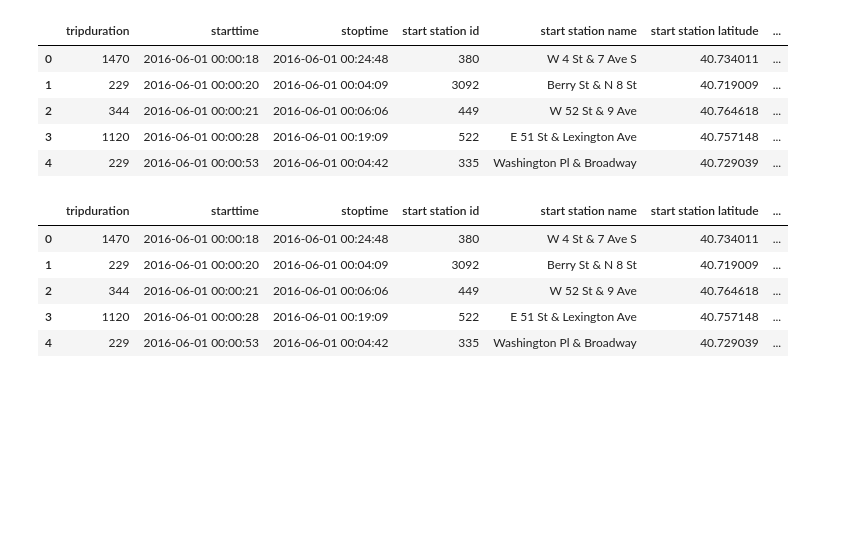
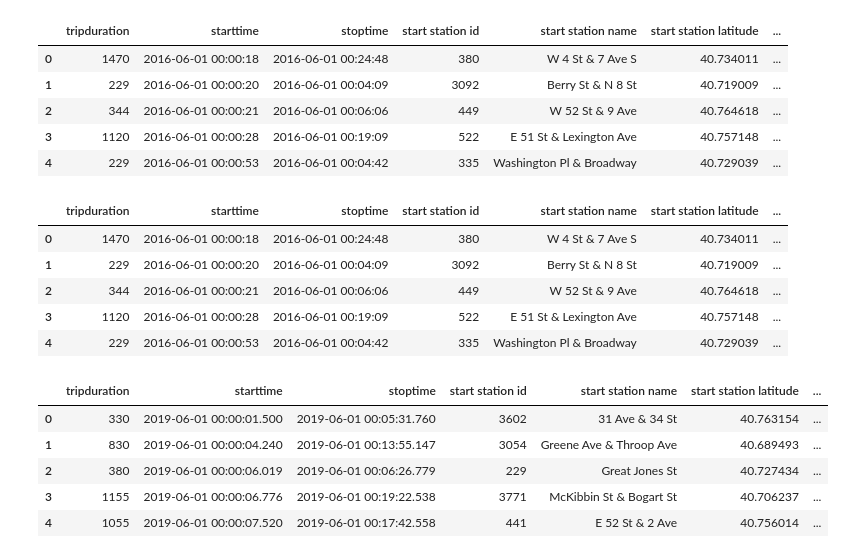
Before and after one commit to atnafb/CitiBike_Usage, a Jupyter notebook: citybike_data_extraction.ipynb, the cells around one changed output. Drawn from its saved outputs; the diff is of its cells as text; code cells hidden in the pictures; blank space fills up the shorter version.

```diff
--- a/citybike_data_extraction.ipynb
+++ b/citybike_data_extraction.ipynb
@@ -449,0 +452,11 @@ june_2016.head()
+# %%
+# chang ethe 2019 june data birth year to age
+june_2019 = pd.read_csv("2019_june_clean_tripdata.csv")
+june_2019.head()
+# %% [output]
+|  | tripduration | starttime | stoptime | start station id | start station name | start station latitude | ... |
+| 0 | 330 | 2019-06-01 00:00:01.500 | 2019-06-01 00:05:31.760 | 3602 | 31 Ave & 34 St | 40.763154 | ... |
+| 1 | 830 | 2019-06-01 00:00:04.240 | 2019-06-01 00:13:55.147 | 3054 | Greene Ave & Throop Ave | 40.689493 | ... |
+| 2 | 380 | 2019-06-01 00:00:06.019 | 2019-06-01 00:06:26.779 | 229 | Great Jones St | 40.727434 | ... |
+| 3 | 1155 | 2019-06-01 00:00:06.776 | 2019-06-01 00:19:22.538 | 3771 | McKibbin St & Bogart St | 40.706237 | ... |
+| 4 | 1055 | 2019-06-01 00:00:07.520 | 2019-06-01 00:17:42.558 | 441 | E 52 St & 2 Ave | 40.756014 | ... |
```
Also changed, not shown: parts of 4 cells of this notebook.
